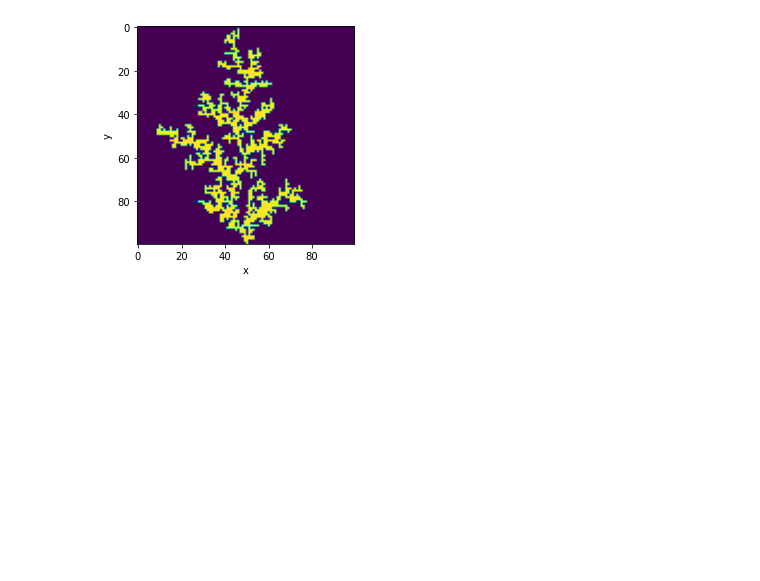
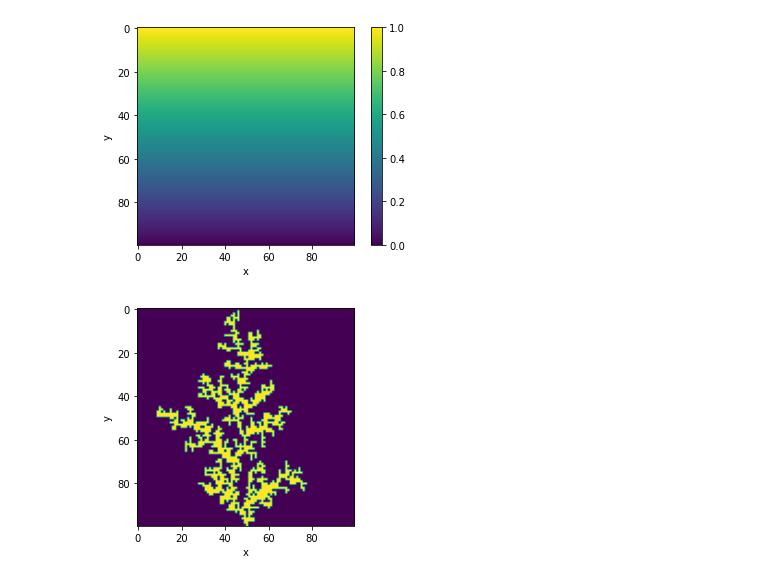
Before and after one commit to karellempes/ScieComp, a Jupyter notebook: Assignment 2/A, Diffusion Limited Aggregation.ipynb, the cells around one changed output. Cells and saved outputs as stored; diff of their text form; code cells hidden in the pictures; blank space fills up the shorter version.

```diff
--- a/Assignment 2/A, Diffusion Limited Aggregation.ipynb
+++ b/Assignment 2/A, Diffusion Limited Aggregation.ipynb
@@ -22,6 +22,14 @@ def init(N):
         grid[i] = np.full((1,N),y)
     return(grid)
 grid = init(N)
+# %%
+plt.imshow(grid,vmin=0, vmax=1)
+plt.xlabel("x")
+plt.ylabel("y")
+plt.colorbar()
+plt.show()
+# %% [output]
+[figure, added]
 # %%
 def update_SOR(Y, w, seed):
     '''
```
Also changed, not shown: parts of 3 cells of this notebook, 3 other files.
